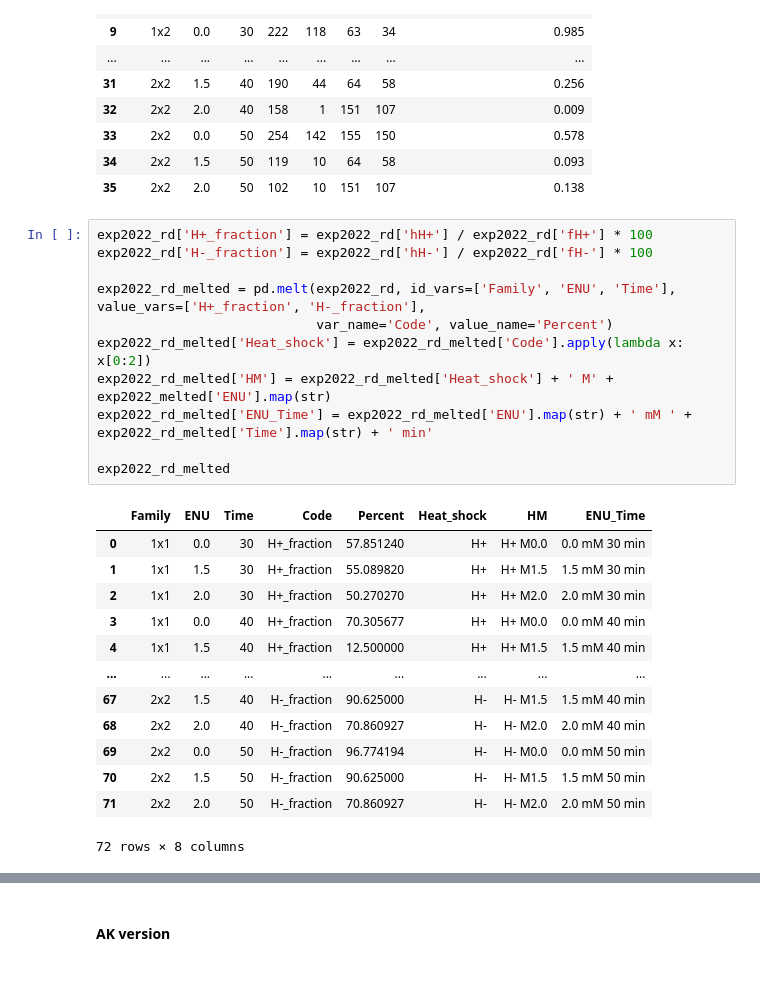
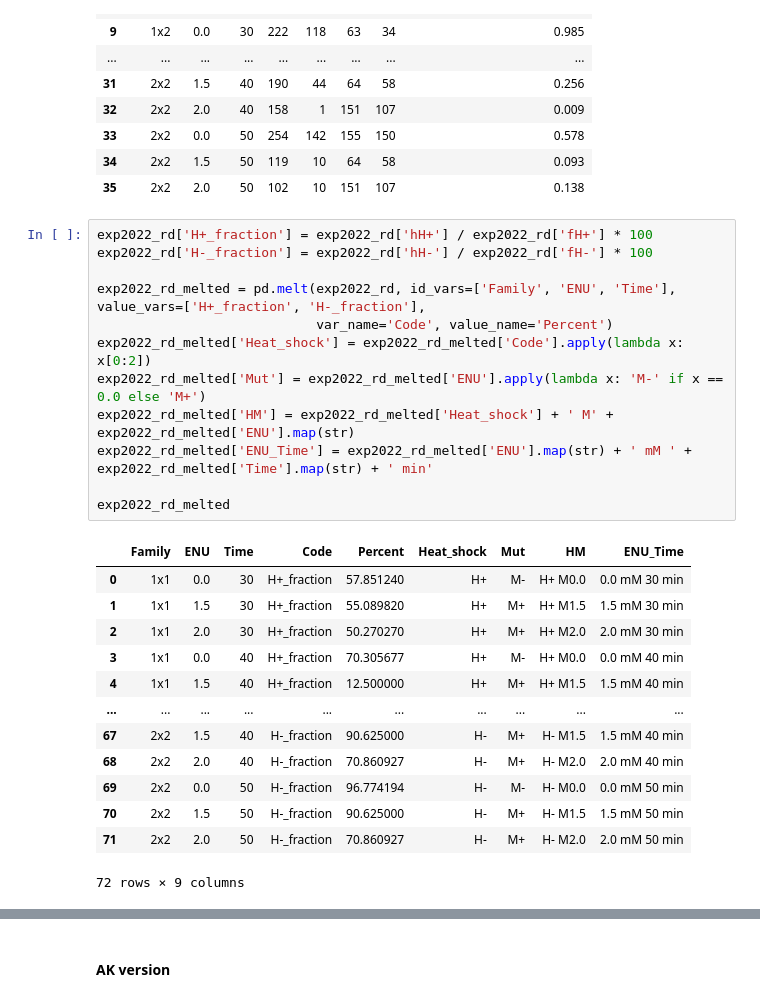
Before and after one commit to mitoclub/fish-strong-purifying-selection, a Jupyter notebook: notebooks/table_3_5_visualisation.ipynb, the cells around one changed output, grey strips where cells are left out. Cells and saved outputs as stored; diff of their text form.

```diff
--- a/notebooks/table_3_5_visualisation.ipynb
+++ b/notebooks/table_3_5_visualisation.ipynb
@@ -36,28 +36,29 @@ exp2022_rd
 # %%
 exp2022_rd['H+_fraction'] = exp2022_rd['hH+'] / exp2022_rd['fH+'] * 100
 exp2022_rd['H-_fraction'] = exp2022_rd['hH-'] / exp2022_rd['fH-'] * 100
 
 exp2022_rd_melted = pd.melt(exp2022_rd, id_vars=['Family', 'ENU', 'Time'], value_vars=['H+_fraction', 'H-_fraction'],
                             var_name='Code', value_name='Percent')
 exp2022_rd_melted['Heat_shock'] = exp2022_rd_melted['Code'].apply(lambda x: x[0:2])
-exp2022_rd_melted['HM'] = exp2022_rd_melted['Heat_shock'] + ' M' + exp2022_melted['ENU'].map(str)
+exp2022_rd_melted['Mut'] = exp2022_rd_melted['ENU'].apply(lambda x: 'M-' if x == 0.0 else 'M+')
+exp2022_rd_melted['HM'] = exp2022_rd_melted['Heat_shock'] + ' M' + exp2022_rd_melted['ENU'].map(str)
 exp2022_rd_melted['ENU_Time'] = exp2022_rd_melted['ENU'].map(str) + ' mM ' + exp2022_rd_melted['Time'].map(str) + ' min'
 
 exp2022_rd_melted
 # %% [output]
-|  | Family | ENU | Time | Code | Percent | Heat_shock | HM | ENU_Time |
-| 0 | 1x1 | 0.0 | 30 | H+_fraction | 57.851240 | H+ | H+ M0.0 | 0.0 mM 30 min |
-| 1 | 1x1 | 1.5 | 30 | H+_fraction | 55.089820 | H+ | H+ M1.5 | 1.5 mM 30 min |
-| 2 | 1x1 | 2.0 | 30 | H+_fraction | 50.270270 | H+ | H+ M2.0 | 2.0 mM 30 min |
-| 3 | 1x1 | 0.0 | 40 | H+_fraction | 70.305677 | H+ | H+ M0.0 | 0.0 mM 40 min |
-| 4 | 1x1 | 1.5 | 40 | H+_fraction | 12.500000 | H+ | H+ M1.5 | 1.5 mM 40 min |
-| ... | ... | ... | ... | ... | ... | ... | ... | ... |
-| 67 | 2x2 | 1.5 | 40 | H-_fraction | 90.625000 | H- | H- M1.5 | 1.5 mM 40 min |
-| 68 | 2x2 | 2.0 | 40 | H-_fraction | 70.860927 | H- | H- M2.0 | 2.0 mM 40 min |
-| 69 | 2x2 | 0.0 | 50 | H-_fraction | 96.774194 | H- | H- M0.0 | 0.0 mM 50 min |
-| 70 | 2x2 | 1.5 | 50 | H-_fraction | 90.625000 | H- | H- M1.5 | 1.5 mM 50 min |
-| 71 | 2x2 | 2.0 | 50 | H-_fraction | 70.860927 | H- | H- M2.0 | 2.0 mM 50 min |
+|  | Family | ENU | Time | Code | Percent | Heat_shock | Mut | HM | ENU_Time |
+| 0 | 1x1 | 0.0 | 30 | H+_fraction | 57.851240 | H+ | M- | H+ M0.0 | 0.0 mM 30 min |
+| 1 | 1x1 | 1.5 | 30 | H+_fraction | 55.089820 | H+ | M+ | H+ M1.5 | 1.5 mM 30 min |
+| 2 | 1x1 | 2.0 | 30 | H+_fraction | 50.270270 | H+ | M+ | H+ M2.0 | 2.0 mM 30 min |
+| 3 | 1x1 | 0.0 | 40 | H+_fraction | 70.305677 | H+ | M- | H+ M0.0 | 0.0 mM 40 min |
+| 4 | 1x1 | 1.5 | 40 | H+_fraction | 12.500000 | H+ | M+ | H+ M1.5 | 1.5 mM 40 min |
+| ... | ... | ... | ... | ... | ... | ... | ... | ... | ... |
+| 67 | 2x2 | 1.5 | 40 | H-_fraction | 90.625000 | H- | M+ | H- M1.5 | 1.5 mM 40 min |
+| 68 | 2x2 | 2.0 | 40 | H-_fraction | 70.860927 | H- | M+ | H- M2.0 | 2.0 mM 40 min |
+| 69 | 2x2 | 0.0 | 50 | H-_fraction | 96.774194 | H- | M- | H- M0.0 | 0.0 mM 50 min |
+| 70 | 2x2 | 1.5 | 50 | H-_fraction | 90.625000 | H- | M+ | H- M1.5 | 1.5 mM 50 min |
+| 71 | 2x2 | 2.0 | 50 | H-_fraction | 70.860927 | H- | M+ | H- M2.0 | 2.0 mM 50 min |
-72 rows × 8 columns
+72 rows × 9 columns
 # %%
 sns.set_style('darkgrid')
 exp2022_rd_plot = sns.catplot(data=exp2022_rd_melted, x='Heat_shock', y='Percent', hue='ENU_Time', col='Family',
```
Also changed, not shown: parts of 12 cells of this notebook, 12 other files.
